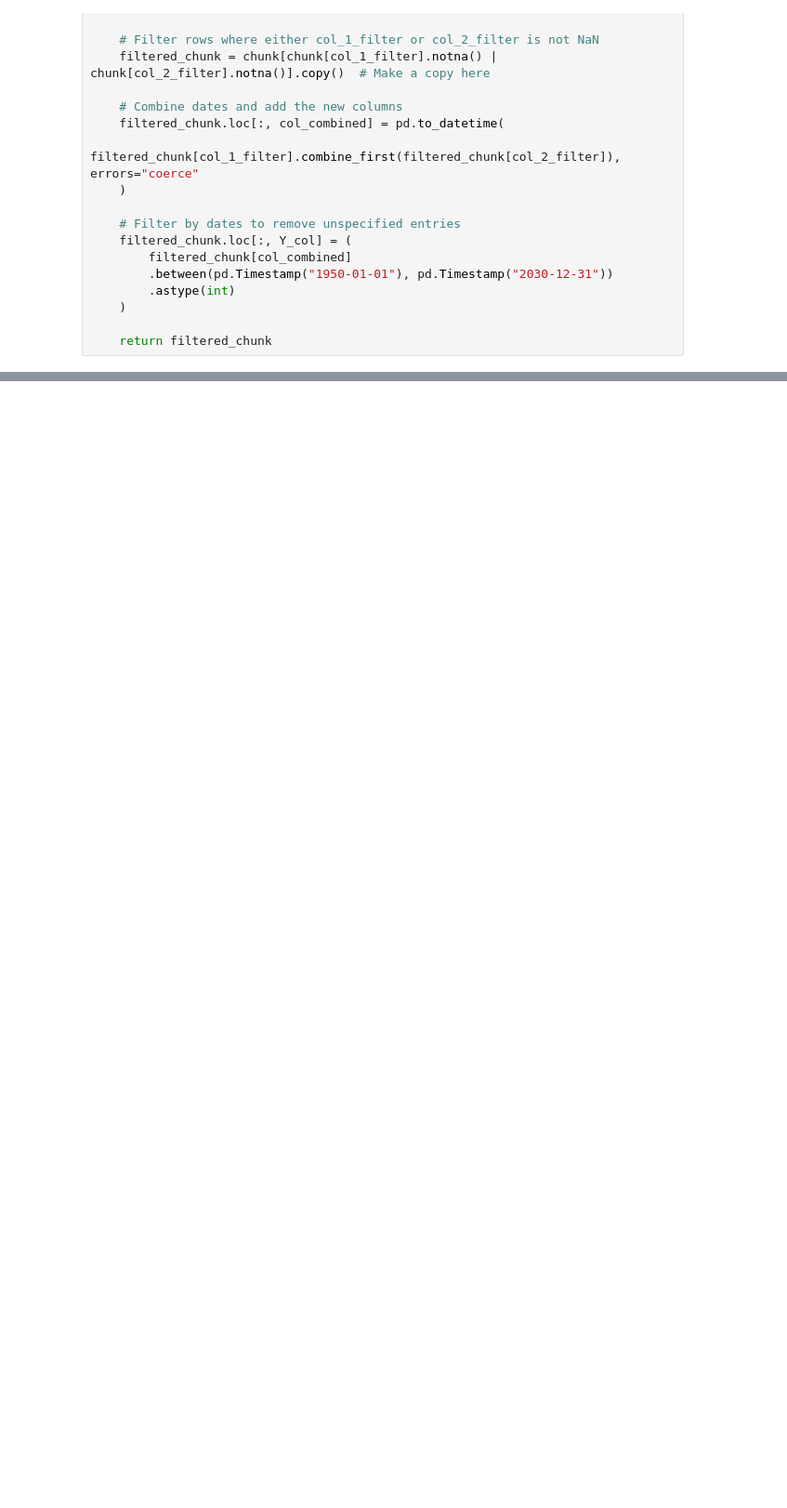
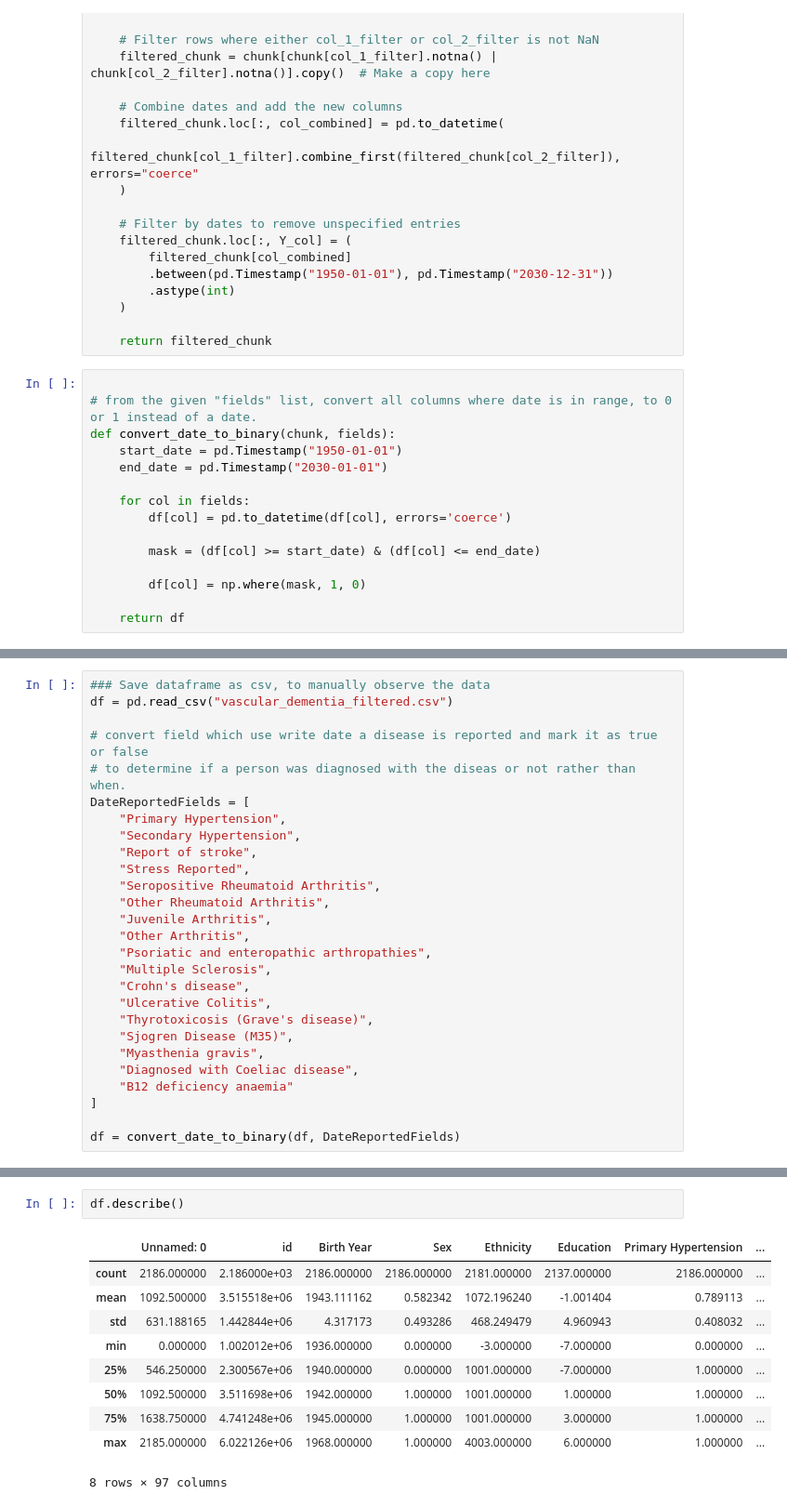
Before and after one commit to Miker2808/MTA-VascularDementiaPredictor, a Jupyter notebook: extract_dataset.ipynb, the cells around one changed output, grey strips where cells are left out. Shown: that part at 93% size. Drawn from its saved outputs; the diff is of its cells as text; blank space fills up the shorter version.

```diff
--- a/extract_dataset.ipynb
+++ b/extract_dataset.ipynb
@@ -53,3 +55,18 @@ def filter_by_vascular_dementia(chunk):
     )
 
     return filtered_chunk
+# %%
+
+# from the given "fields" list, convert all columns where date is in range, to 0 or 1 instead of a date.
+def convert_date_to_binary(chunk, fields):
+    start_date = pd.Timestamp("1950-01-01")
+    end_date = pd.Timestamp("2030-01-01")
+
+    for col in fields:
+        df[col] = pd.to_datetime(df[col], errors='coerce')
+
+        mask = (df[col] >= start_date) & (df[col] <= end_date)
+
+        df[col] = np.where(mask, 1, 0)
+
+    return df
@@ -77,0 +106,27 @@ result_df.head(30)
+# %%
+### Save dataframe as csv, to manually observe the data
+df = pd.read_csv("vascular_dementia_filtered.csv")
+
+# convert field which use write date a disease is reported and mark it as true or false
+# to determine if a person was diagnosed with the diseas or not rather than when.
+DateReportedFields = [
+    "Primary Hypertension",
+    "Secondary Hypertension",
+    "Report of stroke",
+    "Stress Reported",
+    "Seropositive Rheumatoid Arthritis",
+    "Other Rheumatoid Arthritis",
+    "Juvenile Arthritis",
+    "Other Arthritis",
+    "Psoriatic and enteropathic arthropathies",
+    "Multiple Sclerosis",
+    "Crohn's disease",
+    "Ulcerative Colitis",
+    "Thyrotoxicosis (Grave's disease)",
+    "Sjogren Disease (M35)",
+    "Myasthenia gravis",
+    "Diagnosed with Coeliac disease",
+    "B12 deficiency anaemia"
+]
+
+df = convert_date_to_binary(df, DateReportedFields)
@@ -77,0 +135,13 @@ result_df.head(30)
+# %%
+df.describe()
+# %% [output]
+|  | Unnamed: 0 | id | Birth Year | Sex | Ethnicity | Education | Primary Hypertension | ... |
+| count | 2186.000000 | 2.186000e+03 | 2186.000000 | 2186.000000 | 2181.000000 | 2137.000000 | 2186.000000 | ... |
+| mean | 1092.500000 | 3.515518e+06 | 1943.111162 | 0.582342 | 1072.196240 | -1.001404 | 0.789113 | ... |
+| std | 631.188165 | 1.442844e+06 | 4.317173 | 0.493286 | 468.249479 | 4.960943 | 0.408032 | ... |
+| min | 0.000000 | 1.002012e+06 | 1936.000000 | 0.000000 | -3.000000 | -7.000000 | 0.000000 | ... |
+| 25% | 546.250000 | 2.300567e+06 | 1940.000000 | 0.000000 | 1001.000000 | -7.000000 | 1.000000 | ... |
+| 50% | 1092.500000 | 3.511698e+06 | 1942.000000 | 1.000000 | 1001.000000 | 1.000000 | 1.000000 | ... |
+| 75% | 1638.750000 | 4.741248e+06 | 1945.000000 | 1.000000 | 1001.000000 | 3.000000 | 1.000000 | ... |
+| max | 2185.000000 | 6.022126e+06 | 1968.000000 | 1.000000 | 4003.000000 | 6.000000 | 1.000000 | ... |
+8 rows × 97 columns
```
Also changed, not shown: parts of 9 cells of this notebook, 1 other file.
